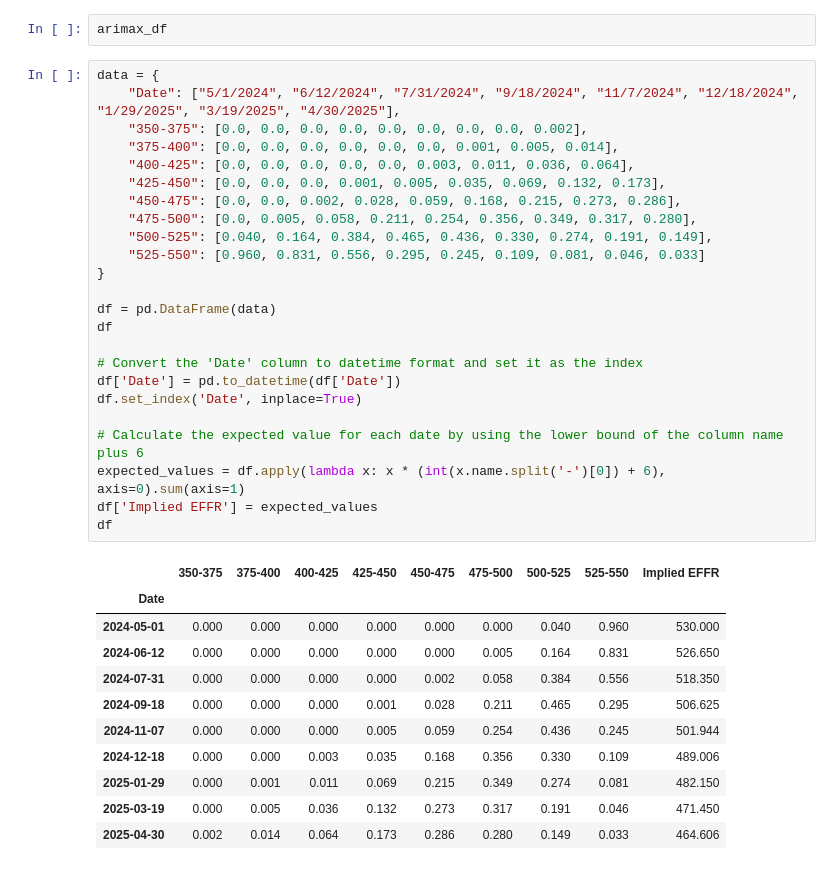
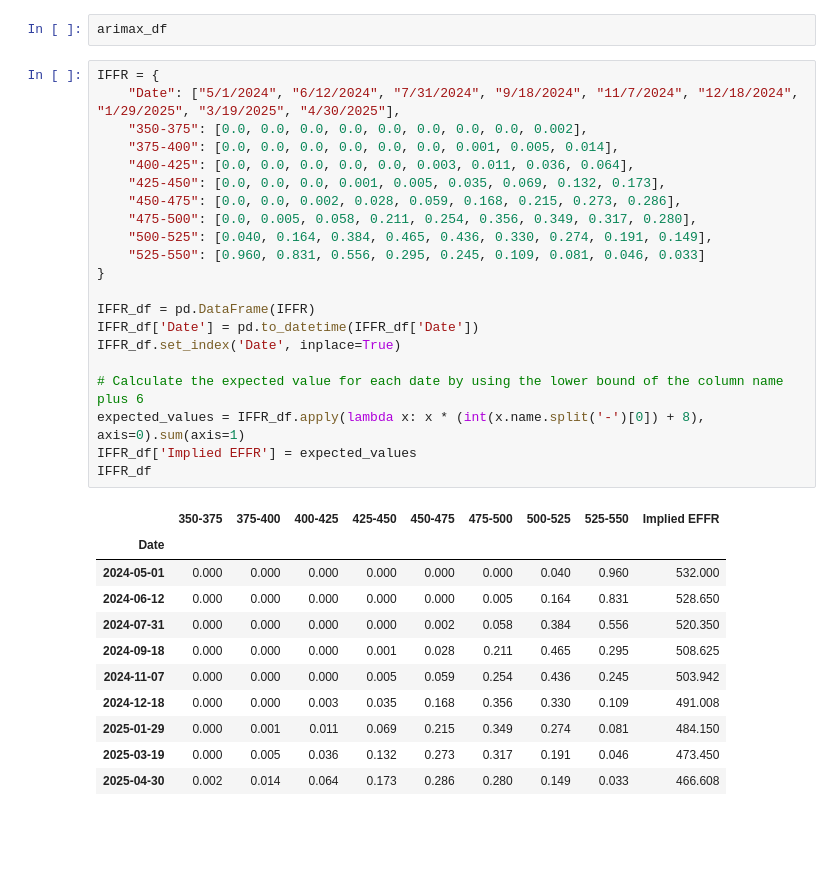
Before and after one commit to evanglas/forecasting-project, a Jupyter notebook: michael.ipynb, the cells around one changed output. Drawn from its saved outputs; the diff is of its cells as text; blank space fills up the shorter version.

```diff
--- a/michael.ipynb
+++ b/michael.ipynb
@@ -579,38 +579,35 @@ TypeError: can only concatenate list (not "str") to list
 # %%
 arimax_df
 # %%
-data = {
+IFFR = {
     "Date": ["5/1/2024", "6/12/2024", "7/31/2024", "9/18/2024", "11/7/2024", "12/18/2024", "1/29/2025", "3/19/2025", "4/30/2025"],
     "350-375": [0.0, 0.0, 0.0, 0.0, 0.0, 0.0, 0.0, 0.0, 0.002],
     "375-400": [0.0, 0.0, 0.0, 0.0, 0.0, 0.0, 0.001, 0.005, 0.014],
     "400-425": [0.0, 0.0, 0.0, 0.0, 0.0, 0.003, 0.011, 0.036, 0.064],
     "425-450": [0.0, 0.0, 0.0, 0.001, 0.005, 0.035, 0.069, 0.132, 0.173],
     "450-475": [0.0, 0.0, 0.002, 0.028, 0.059, 0.168, 0.215, 0.273, 0.286],
     "475-500": [0.0, 0.005, 0.058, 0.211, 0.254, 0.356, 0.349, 0.317, 0.280],
     "500-525": [0.040, 0.164, 0.384, 0.465, 0.436, 0.330, 0.274, 0.191, 0.149],
     "525-550": [0.960, 0.831, 0.556, 0.295, 0.245, 0.109, 0.081, 0.046, 0.033]
 }
 
-df = pd.DataFrame(data)
-df
-
-# Convert the 'Date' column to datetime format and set it as the index
-df['Date'] = pd.to_datetime(df['Date'])
-df.set_index('Date', inplace=True)
+IFFR_df = pd.DataFrame(IFFR)
+IFFR_df['Date'] = pd.to_datetime(IFFR_df['Date'])
+IFFR_df.set_index('Date', inplace=True)
 
 # Calculate the expected value for each date by using the lower bound of the column name plus 6
-expected_values = df.apply(lambda x: x * (int(x.name.split('-')[0]) + 6), axis=0).sum(axis=1)
-df['Implied EFFR'] = expected_values
-df
+expected_values = IFFR_df.apply(lambda x: x * (int(x.name.split('-')[0]) + 8), axis=0).sum(axis=1)
+IFFR_df['Implied EFFR'] = expected_values
+IFFR_df
 # %% [output]
 |  | 350-375 | 375-400 | 400-425 | 425-450 | 450-475 | 475-500 | 500-525 | 525-550 | Implied EFFR |
 | Date |  |  |  |  |  |  |  |  |  |
-| 2024-05-01 | 0.000 | 0.000 | 0.000 | 0.000 | 0.000 | 0.000 | 0.040 | 0.960 | 530.000 |
-| 2024-06-12 | 0.000 | 0.000 | 0.000 | 0.000 | 0.000 | 0.005 | 0.164 | 0.831 | 526.650 |
-| 2024-07-31 | 0.000 | 0.000 | 0.000 | 0.000 | 0.002 | 0.058 | 0.384 | 0.556 | 518.350 |
-| 2024-09-18 | 0.000 | 0.000 | 0.000 | 0.001 | 0.028 | 0.211 | 0.465 | 0.295 | 506.625 |
-| 2024-11-07 | 0.000 | 0.000 | 0.000 | 0.005 | 0.059 | 0.254 | 0.436 | 0.245 | 501.944 |
-| 2024-12-18 | 0.000 | 0.000 | 0.003 | 0.035 | 0.168 | 0.356 | 0.330 | 0.109 | 489.006 |
-| 2025-01-29 | 0.000 | 0.001 | 0.011 | 0.069 | 0.215 | 0.349 | 0.274 | 0.081 | 482.150 |
-| 2025-03-19 | 0.000 | 0.005 | 0.036 | 0.132 | 0.273 | 0.317 | 0.191 | 0.046 | 471.450 |
-| 2025-04-30 | 0.002 | 0.014 | 0.064 | 0.173 | 0.286 | 0.280 | 0.149 | 0.033 | 464.606 |
+| 2024-05-01 | 0.000 | 0.000 | 0.000 | 0.000 | 0.000 | 0.000 | 0.040 | 0.960 | 532.000 |
+| 2024-06-12 | 0.000 | 0.000 | 0.000 | 0.000 | 0.000 | 0.005 | 0.164 | 0.831 | 528.650 |
+| 2024-07-31 | 0.000 | 0.000 | 0.000 | 0.000 | 0.002 | 0.058 | 0.384 | 0.556 | 520.350 |
+| 2024-09-18 | 0.000 | 0.000 | 0.000 | 0.001 | 0.028 | 0.211 | 0.465 | 0.295 | 508.625 |
+| 2024-11-07 | 0.000 | 0.000 | 0.000 | 0.005 | 0.059 | 0.254 | 0.436 | 0.245 | 503.942 |
+| 2024-12-18 | 0.000 | 0.000 | 0.003 | 0.035 | 0.168 | 0.356 | 0.330 | 0.109 | 491.008 |
+| 2025-01-29 | 0.000 | 0.001 | 0.011 | 0.069 | 0.215 | 0.349 | 0.274 | 0.081 | 484.150 |
+| 2025-03-19 | 0.000 | 0.005 | 0.036 | 0.132 | 0.273 | 0.317 | 0.191 | 0.046 | 473.450 |
+| 2025-04-30 | 0.002 | 0.014 | 0.064 | 0.173 | 0.286 | 0.280 | 0.149 | 0.033 | 466.608 |
```
Also changed, not shown: parts of 3 cells of this notebook, 2 other files.
